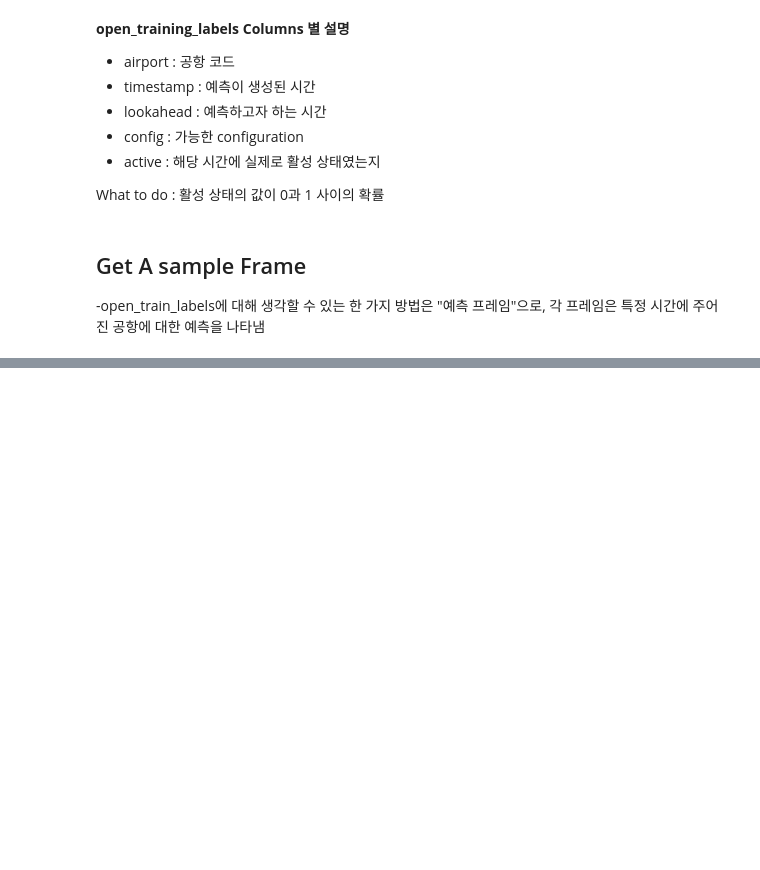
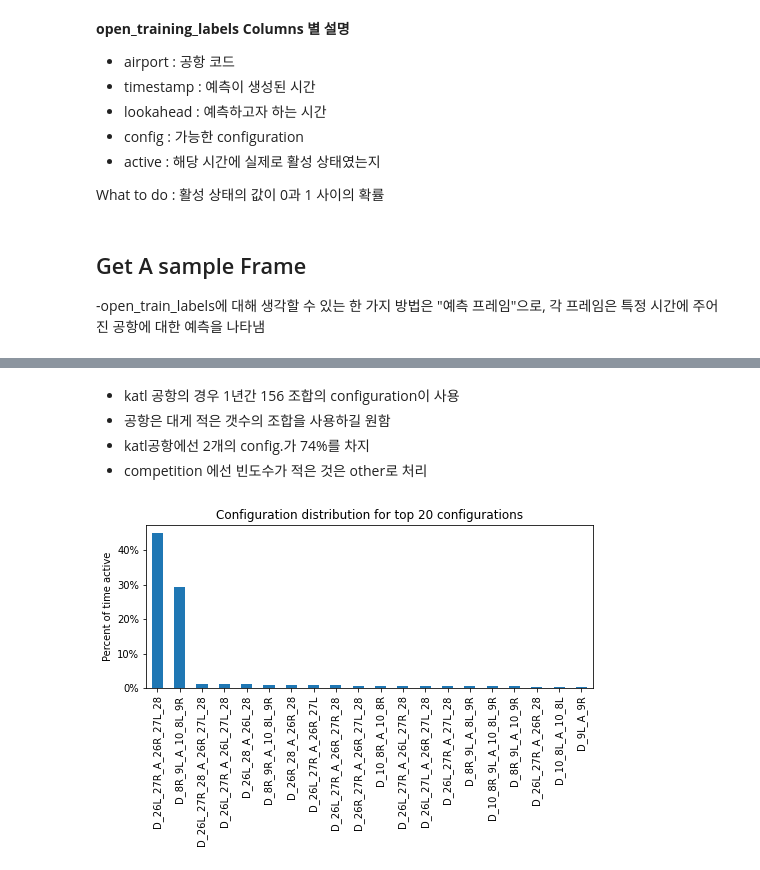
Before and after one commit to crimama/Airport_Configuration, a Jupyter notebook: BASELINE.ipynb, the cells around one changed output, grey strips where cells are left out. Cells and saved outputs as stored; diff of their text form; code cells hidden in the pictures; blank space fills up the shorter version.

```diff
--- a/BASELINE.ipynb
+++ b/BASELINE.ipynb
@@ -135,0 +203,4 @@ What to do : 활성 상태의 값이 0과 1 사이의 확률
+# %%
+airport_code = "katl"
+airport_config_df = airport_config_df_map[airport_code]
+airport_config_df.head()
@@ -135,0 +217,8 @@ What to do : 활성 상태의 값이 0과 1 사이의 확률
+# %%
+config_timecourse = (
+    airport_config_df.set_index("timestamp") #timestamp를 인덱스로 만듬
+    .airport_config.resample("15min")
+    .ffill() #resample과 함께 15분 단위로 자름
+    .dropna() #NA를 없앰
+)
+config_timecourse.head()
@@ -135,0 +233,4 @@ What to do : 활성 상태의 값이 0과 1 사이의 확률
+# %%
+config_dist = config_timecourse.value_counts().sort_values(ascending=False)
+print(f"Number of unique configurations at {airport_code.upper()}: {len(config_dist)}")
+config_dist
@@ -135,0 +251,13 @@ What to do : 활성 상태의 값이 0과 1 사이의 확률
+# %% [markdown]
+- katl 공항의 경우 1년간 156 조합의 configuration이 사용
+- 공항은 대게 적은 갯수의 조합을 사용하길 원함
+- katl공항에선 2개의 config.가 74%를 차지
+- competition 에선 빈도수가 적은 것은 other로 처리
+# %%
+ax = ((config_dist / config_dist.sum()) * 100).head(20).plot(kind="bar", figsize=(8, 3))
+ax.set_title("Configuration distribution for top 20 configurations")
+ax.set_ylabel("Percent of time active")
+ax.yaxis.set_major_formatter(mpl.ticker.PercentFormatter(decimals=0))
+plt.show()
+# %% [output]
+[figure, added]
```
Also changed, not shown: parts of 29 cells of this notebook.
